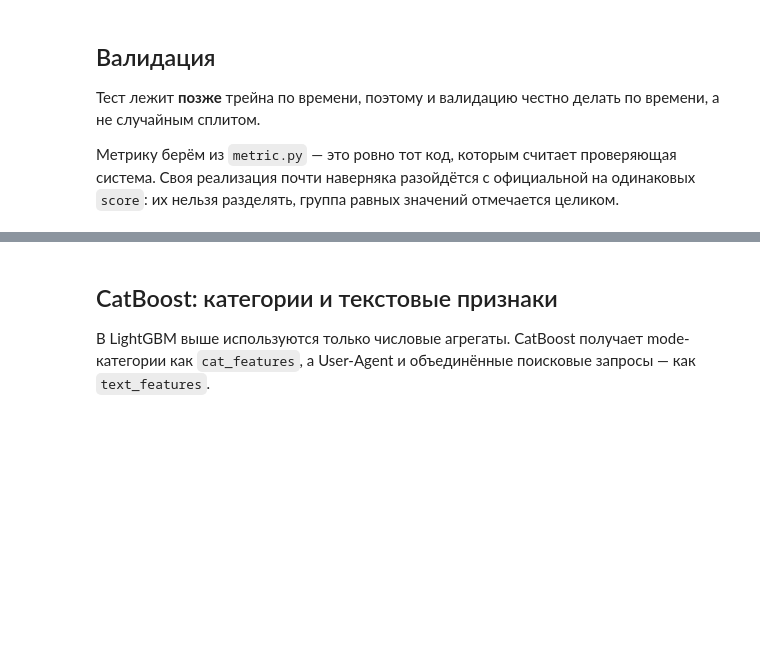
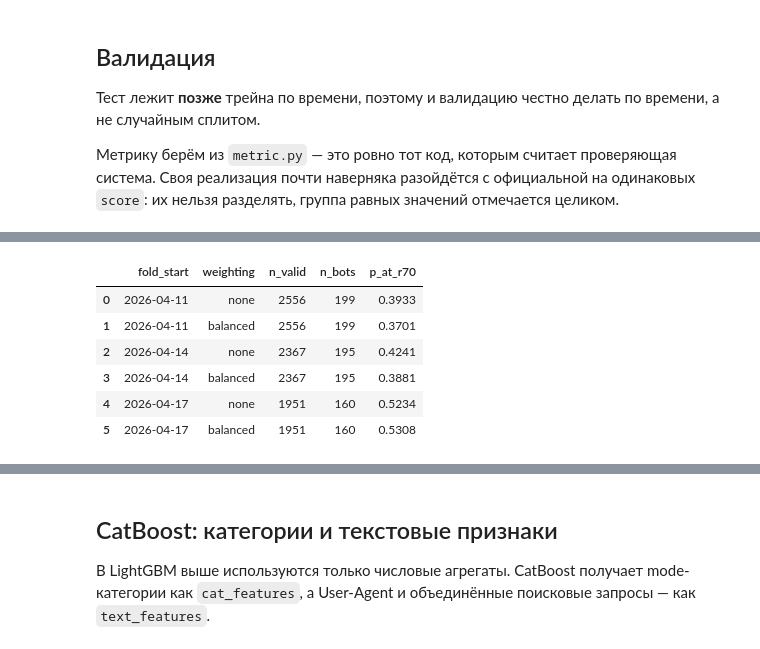
Before and after one commit to leaderpartiii/avito-bootcamp-fall, a Jupyter notebook: quickstart.ipynb, the cells around one changed output, grey strips where cells are left out. Saved outputs shown, nothing was run; the diff lists cells and outputs as text; code cells hidden in the pictures; blank space fills up the shorter version.

```diff
--- a/quickstart.ipynb
+++ b/quickstart.ipynb
@@ -269,6 +315,8 @@ is_valid = train.window_start_ts.ge('2026-04-17').values
 
 X_train_fold, y_train_fold = Xtr.loc[~is_valid, feature_cols], ytr[~is_valid]
 X_val_fold, y_val_fold = Xtr.loc[is_valid, feature_cols], ytr[is_valid]
+pos_weight = float((y_train_fold == 0).sum() / max((y_train_fold == 1).sum(), 1))
+print('Доли ботов: train=', round(y_train_fold.mean(), 4), 'valid=', round(y_val_fold.mean(), 4), 'scale_pos_weight=', round(pos_weight, 3))
 
 model = lgb.LGBMClassifier(
     n_estimators=400,
@@ -285,6 +333,73 @@ model = lgb.LGBMClassifier(
 model.fit(X_train_fold, y_train_fold)
 
 val_preds = model.predict_proba(X_val_fold)[:, 1]
-print('P@R0.7 на валидации:', round(precision_at_recall(y_val_fold, val_preds), 4))
+
+# Второй, более регуляризованный LGB: его ranking достаточно отличается, чтобы усреднение
+# было лучше и стабильнее на rolling temporal validation.
+regularized_model = lgb.LGBMClassifier(
+    n_estimators=600, learning_rate=0.025, max_depth=5, num_leaves=15,
+    min_child_samples=80, reg_lambda=5.0, colsample_bytree=0.75,
+    random_state=42, force_col_wise=True, n_jobs=-1,
+)
+regularized_model.fit(X_train_fold, y_train_fold)
+regularized_val_preds = regularized_model.predict_proba(X_val_fold)[:, 1]
+lgb_val_preds = 0.5 * val_preds + 0.5 * regularized_val_preds
+print('LGB baseline P@R0.7:', round(precision_at_recall(y_val_fold, val_preds), 4))
+print('LGB regularized P@R0.7:', round(precision_at_recall(y_val_fold, regularized_val_preds), 4))
+print('LGB 50/50 P@R0.7:', round(precision_at_recall(y_val_fold, lgb_val_preds), 4))
 print('Константа:', round(y_val_fold.mean(), 4))
+
+# Для Logistic Regression нормируем только числовые признаки.
+logreg_model = make_pipeline(
+    StandardScaler(),
+    LogisticRegression(C=0.1, class_weight='balanced', max_iter=2000, solver='lbfgs', random_state=42)
+)
+logreg_model.fit(X_train_fold, y_train_fold)
+logreg_val_preds = logreg_model.predict_proba(X_val_fold)[:, 1]
+print('LogReg P@R0.7:', round(precision_at_recall(y_val_fold, logreg_val_preds), 4))
+
+# Отдельная char-level TF-IDF модель по User-Agent.
+def ua_text_by_cookie(ev, meta):
+    texts = ev.groupby('cookie_id')['user_agent'].agg(
+        lambda s: ' '.join(pd.unique(s.fillna('').astype(str)))
+    )
+    return meta.cookie_id.map(texts).fillna('').to_numpy()
+
+ua_text_train = ua_text_by_cookie(ev_tr, train)
+ua_text_test = ua_text_by_cookie(ev_te, test)
+ua_vectorizer = TfidfVectorizer(
+    analyzer='char', ngram_range=(2, 5), min_df=2, max_features=15000,
+    sublinear_tf=True, norm='l2'
+)
+X_ua_train = ua_vectorizer.fit_transform(ua_text_train[~is_valid])
+X_ua_val = ua_vectorizer.transform(ua_text_train[is_valid])
+ua_tfidf_model = LogisticRegression(C=2.0, class_weight='balanced', max_iter=2000, solver='liblinear', random_state=42)
+ua_tfidf_model.fit(X_ua_train, y_train_fold)
+ua_tfidf_val_preds = ua_tfidf_model.predict_proba(X_ua_val)[:, 1]
+print('UA TF-IDF shape:', X_ua_train.shape)
+print('UA TF-IDF LogReg P@R0.7:', round(precision_at_recall(y_val_fold, ua_tfidf_val_preds), 4))
+
+# Rolling temporal validation: одна последняя отсечка слишком шумная для 160 ботов.
+rolling_rows = []
+for fold_start in pd.to_datetime(['2026-04-11', '2026-04-14', '2026-04-17']):
+    fold_end = fold_start + pd.Timedelta(days=3)
+    fold_train = train.window_start_ts.lt(fold_start).to_numpy()
+    fold_valid = train.window_start_ts.ge(fold_start).to_numpy() & train.window_start_ts.lt(fold_end).to_numpy()
+    fold_pos_weight = float((ytr[fold_train] == 0).sum() / max((ytr[fold_train] == 1).sum(), 1))
+    for weighting, scale in [('none', 1.0), ('balanced', fold_pos_weight)]:
+        fold_model = lgb.LGBMClassifier(
+            n_estimators=400, learning_rate=0.03, max_depth=7, num_leaves=31,
+            subsample=0.8, colsample_bytree=0.8, scale_pos_weight=scale,
+            random_state=42, force_col_wise=True, verbosity=-1, n_jobs=-1,
+        )
+        fold_model.fit(Xtr.loc[fold_train, feature_cols], ytr[fold_train])
+        fold_pred = fold_model.predict_proba(Xtr.loc[fold_valid, feature_cols])[:, 1]
+        rolling_rows.append({
+            'fold_start': fold_start.date(), 'weighting': weighting,
+            'n_valid': int(fold_valid.sum()), 'n_bots': int(ytr[fold_valid].sum()),
+            'p_at_r70': precision_at_recall(ytr[fold_valid], fold_pred),
+        })
+rolling_scores = pd.DataFrame(rolling_rows)
+display(rolling_scores.round(4))
+display(rolling_scores.groupby('weighting').p_at_r70.agg(['mean', 'std', 'min']).round(4))
 # %% [output]
@@ -292,0 +414,7 @@ P@R0.7 на валидации: 0.5022
+|  | fold_start | weighting | n_valid | n_bots | p_at_r70 |
+| 0 | 2026-04-11 | none | 2556 | 199 | 0.3933 |
+| 1 | 2026-04-11 | balanced | 2556 | 199 | 0.3701 |
+| 2 | 2026-04-14 | none | 2367 | 195 | 0.4241 |
+| 3 | 2026-04-14 | balanced | 2367 | 195 | 0.3881 |
+| 4 | 2026-04-17 | none | 1951 | 160 | 0.5234 |
+| 5 | 2026-04-17 | balanced | 1951 | 160 | 0.5308 |
```
Also changed, not shown: parts of 12 cells of this notebook, 7 other files.
